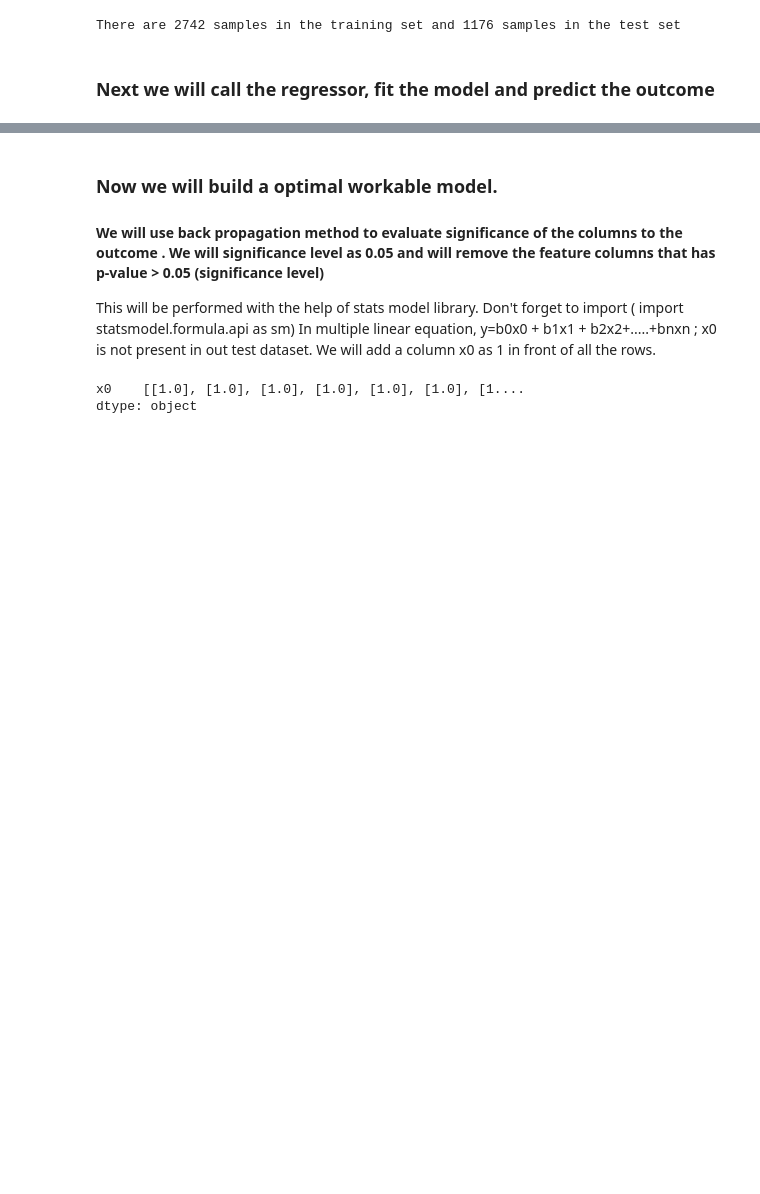
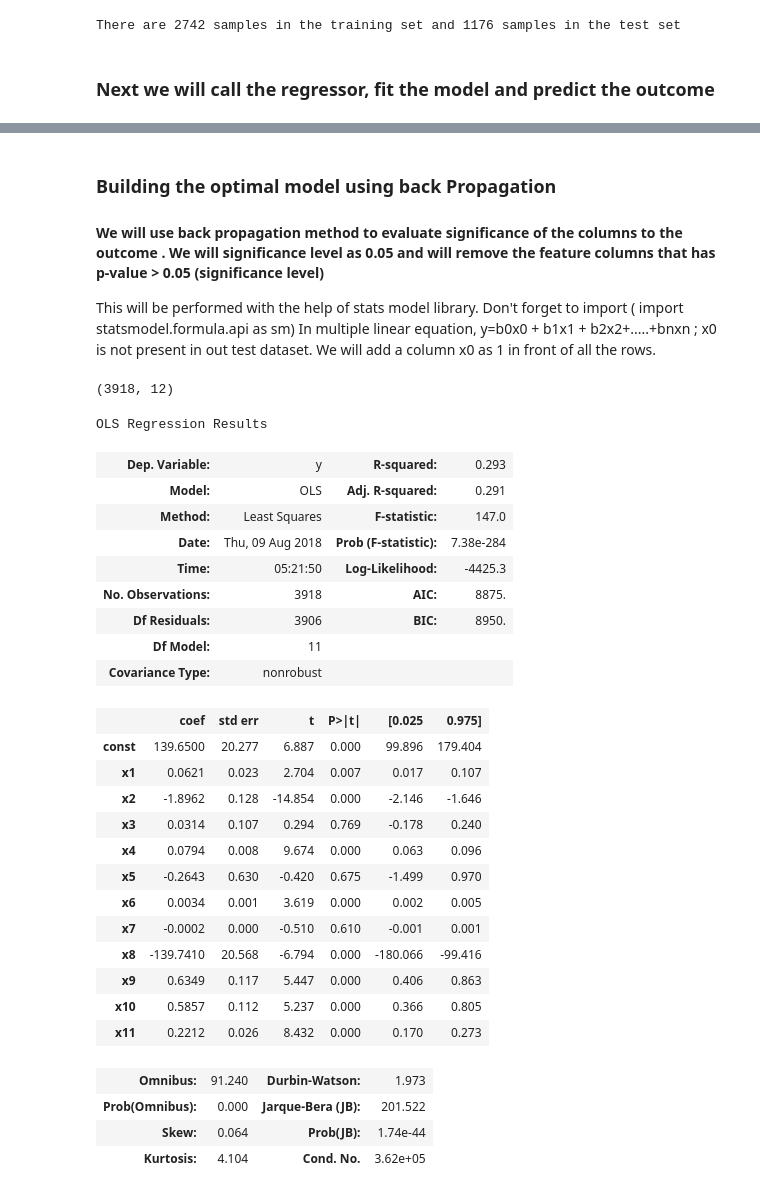
Before and after one commit to jbanerje/Data-Science-and-Machine-Learning, a Jupyter notebook: IPythonNotebook_Learning Projects/UCI Wine Quality Assessment.ipynb, the cells around one changed output, grey strips where cells are left out. Cells and saved outputs as stored; diff of their text form; code cells hidden in the pictures; blank space fills up the shorter version.

```diff
--- a/IPythonNotebook_Learning Projects/UCI Wine Quality Assessment.ipynb
+++ b/IPythonNotebook_Learning Projects/UCI Wine Quality Assessment.ipynb
@@ -434,5 +437,5 @@ accuracies = cross_val_score()
 # %% [markdown]
-### Now we will build a optimal workable model.
+### Building the optimal model using back Propagation
 #### We will use back propagation method to evaluate significance of the columns to the outcome . We will significance level as 0.05 and will remove the feature columns that has p-value > 0.05 (significance level)
 
 This will be performed with the help of stats model library. Don't forget to import ( import statsmodel.formula.api as sm)
@@ -444,5 +443,43 @@ test_df = pd.Series({'x0':x0})
-# %%
-test_df.head()
-# %% [output]
-x0    [[1.0], [1.0], [1.0], [1.0], [1.0], [1.0], [1....
-dtype: object
+# %%
+# Select Significant level (SL) to stay in the model 0.05 . Consider predictor with highest p-value.
+# If p-value > 0.05,remove the predictor and fit the model without this varible
+# Repeat the steps until you get optimum model
+# Lower the p-value, the more significant will be the idependant variable with respect to the dependant variable.
+
+import statsmodels.api as sm
+#X_feature = sm.add_constant(X_feature) # This will add the constant variable in the front
+X_opt = X_feature[:,[0,1,2,3,4,5,6,7,8,9,10,11]] # These are the column indexes
+print(X_feature.shape)
+
+model = sm.OLS(y_target,X_opt)
+result = model.fit()
+result.summary()
+# %% [output]
+(3918, 12)
+OLS Regression Results
+| Dep. Variable: | y | R-squared: | 0.293 |
+| Model: | OLS | Adj. R-squared: | 0.291 |
+| Method: | Least Squares | F-statistic: | 147.0 |
+| Date: | Thu, 09 Aug 2018 | Prob (F-statistic): | 7.38e-284 |
+| Time: | 05:21:50 | Log-Likelihood: | -4425.3 |
+| No. Observations: | 3918 | AIC: | 8875. |
+| Df Residuals: | 3906 | BIC: | 8950. |
+| Df Model: | 11 |  |  |
+| Covariance Type: | nonrobust |  |  |
+|  | coef | std err | t | P>|t| | [0.025 | 0.975] |
+| const | 139.6500 | 20.277 | 6.887 | 0.000 | 99.896 | 179.404 |
+| x1 | 0.0621 | 0.023 | 2.704 | 0.007 | 0.017 | 0.107 |
+| x2 | -1.8962 | 0.128 | -14.854 | 0.000 | -2.146 | -1.646 |
+| x3 | 0.0314 | 0.107 | 0.294 | 0.769 | -0.178 | 0.240 |
+| x4 | 0.0794 | 0.008 | 9.674 | 0.000 | 0.063 | 0.096 |
+| x5 | -0.2643 | 0.630 | -0.420 | 0.675 | -1.499 | 0.970 |
+| x6 | 0.0034 | 0.001 | 3.619 | 0.000 | 0.002 | 0.005 |
+| x7 | -0.0002 | 0.000 | -0.510 | 0.610 | -0.001 | 0.001 |
+| x8 | -139.7410 | 20.568 | -6.794 | 0.000 | -180.066 | -99.416 |
+| x9 | 0.6349 | 0.117 | 5.447 | 0.000 | 0.406 | 0.863 |
+| x10 | 0.5857 | 0.112 | 5.237 | 0.000 | 0.366 | 0.805 |
+| x11 | 0.2212 | 0.026 | 8.432 | 0.000 | 0.170 | 0.273 |
+| Omnibus: | 91.240 | Durbin-Watson: | 1.973 |
+| Prob(Omnibus): | 0.000 | Jarque-Bera (JB): | 201.522 |
+| Skew: | 0.064 | Prob(JB): | 1.74e-44 |
+| Kurtosis: | 4.104 | Cond. No. | 3.62e+05 |
```
Also changed, not shown: parts of 21 cells of this notebook.
